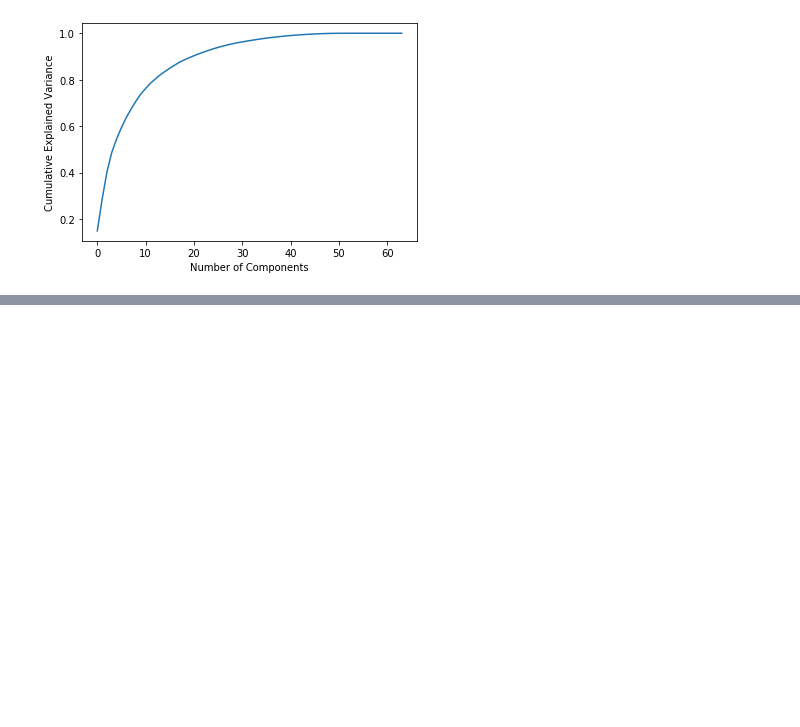
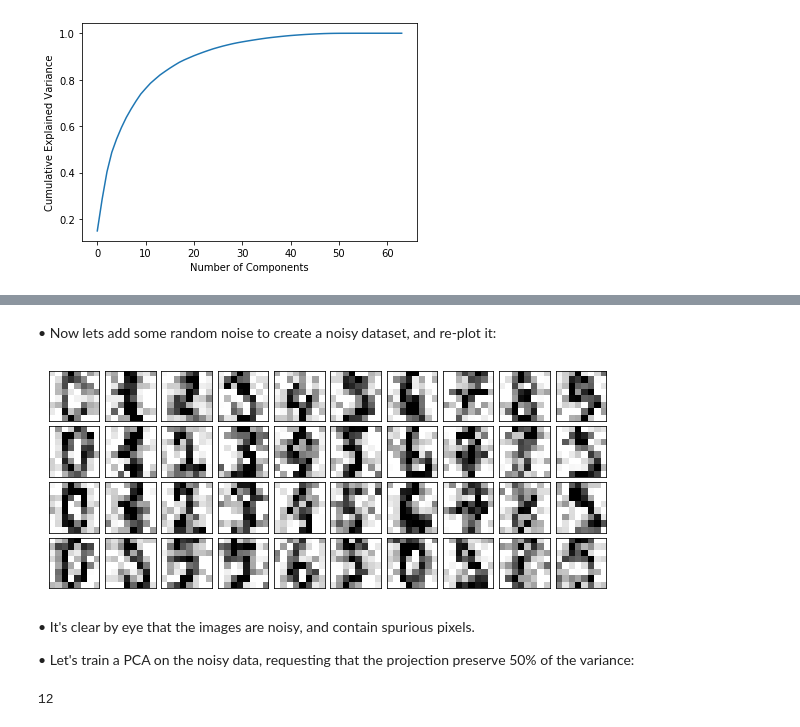
Before and after one commit to rajesh1994/python_excercise_programiz, a Jupyter notebook: python/12_scikit_learn/8.1 PCA for visualization - Hand Written Digits.ipynb, the cells around one changed output, grey strips where cells are left out. Saved outputs shown, nothing was run; the diff lists cells and outputs as text; code cells hidden in the pictures; blank space fills up the shorter version.

```diff
--- a/python/12_scikit_learn/8.1 PCA for visualization - Hand Written Digits.ipynb
+++ b/python/12_scikit_learn/8.1 PCA for visualization - Hand Written Digits.ipynb
@@ -96,0 +127,17 @@ plt.ylabel('Cumulative Explained Variance');
+# %% [markdown]
+• Now lets add some random noise to create a noisy dataset, and re-plot it:
+# %%
+np.random.seed(42)
+noisy = np.random.normal(digits.data, 4)
+plot_digits(noisy)
+# %% [output]
+[figure, added]
+# %% [markdown]
+• It's clear by eye that the images are noisy, and contain spurious pixels.
+
+• Let's train a PCA on the noisy data, requesting that the projection preserve 50% of the variance:
+# %%
+pca = PCA(0.5).fit(noisy)
+pca.n_components_
+# %% [output]
+12
```
Also changed, not shown: parts of 7 cells of this notebook.
